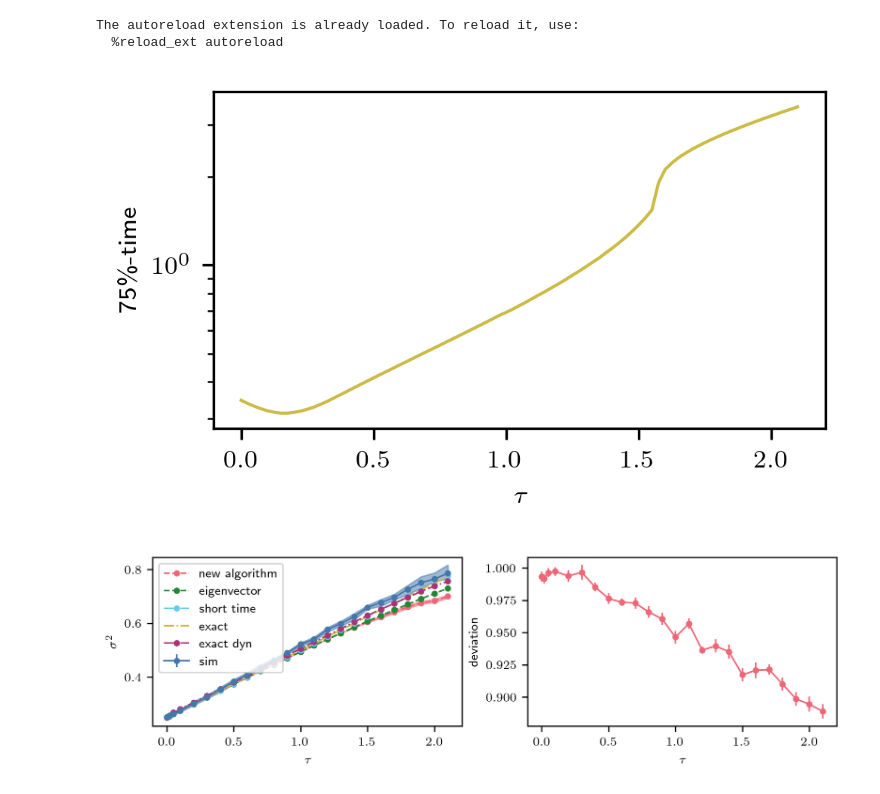
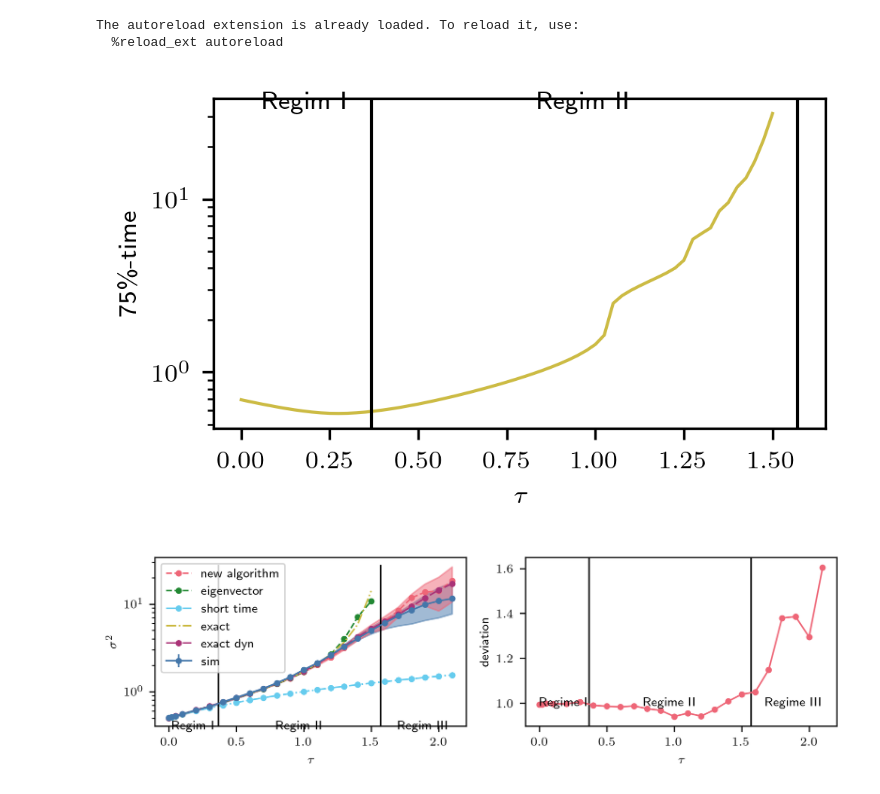
Before and after one commit to NilsToAn/overdampedDelayHarmonicOscillator, a Jupyter notebook: paper/variance_x2.ipynb, the cells around one changed output. Saved outputs shown, nothing was run; the diff lists cells and outputs as text; code cells hidden in the pictures.

```diff
--- a/paper/variance_x2.ipynb
+++ b/paper/variance_x2.ipynb
@@ -50,7 +50,7 @@ N_x = 81  # 25
 eq_perc = 0.75
 hist_sigma = 4
 avg_part = 4
-force = "general"
+force = "linear"
 
 if force == "linear":
     a = 0.0
@@ -102,7 +102,7 @@ plt.xlabel(r"$\tau$")
 plt.ylabel(r"75\%-time")
 plt.tight_layout()
 # %% [output]
-[figure, old version]
+[figure, new version]
 # %%
 my_sim_manager = SimulationManager()
 
@@ -247,7 +247,7 @@ if force == "linear":
         0.5 * (np.pi / 2 + plt.xlim()[1]), y, "Regim III", ha="center", va="center"
     )
 
-# plt.yscale("log")
+plt.yscale("log")
 plt.legend()
 plt.xlabel(r"$\tau$")
 plt.ylabel(r"$\sigma^2$")
@@ -256,34 +256,34 @@ plt.ylabel(r"$\sigma^2$")
 # plt.hlines((x_s[-1]/3)**2, *plt.xlim())
 
 ax = plt.subplot(122)
 plt.errorbar(
     ltaus,
     num_vars[:, 0] / sim_hist_vars[:, 0],
     yerr=np.sqrt(
         (num_vars[:, 1] / sim_hist_vars[:, 0]) ** 2
         + (num_vars[:, 0] / sim_hist_vars[:, 0] ** 2 * sim_hist_vars[:, 1]) ** 2
     ),
     marker=".",
     color="C1",
 )
 if force == "linear":
     plt.ylim(*plt.ylim())
     plt.vlines([1 / np.e, np.pi / 2], *plt.ylim(), color="black")
     y = 1
     plt.text(0.5 * 1 / np.e, y, "Regime I", ha="center", va="center")
     plt.text(0.5 * (1 / np.e + np.pi / 2), y, "Regime II", ha="center", va="center")
     plt.text(
         0.5 * (np.pi / 2 + plt.xlim()[1]), y, "Regime III", ha="center", va="center"
     )
 
 plt.xlabel(r"$\tau$")
 plt.ylabel(r"deviation")
 
 
 plt.tight_layout()
 # plt.savefig(f'graphics/x2variance_v2_Nx{N_x}_ntau{ntau}.pdf')
 # %% [output]
-[figure, old version]
+[figure, new version]
 # %%
 plt.plot(ltaus, num_eq_time[:, 0], marker=".", color="C1", label="new algorithm")
 # plt.errorbar(ltaus, *sim_hist_eq_time.T, marker ='.', label = 'hist-sim')
```
Also changed, not shown: parts of 1 cell of this notebook, 4 other files.
